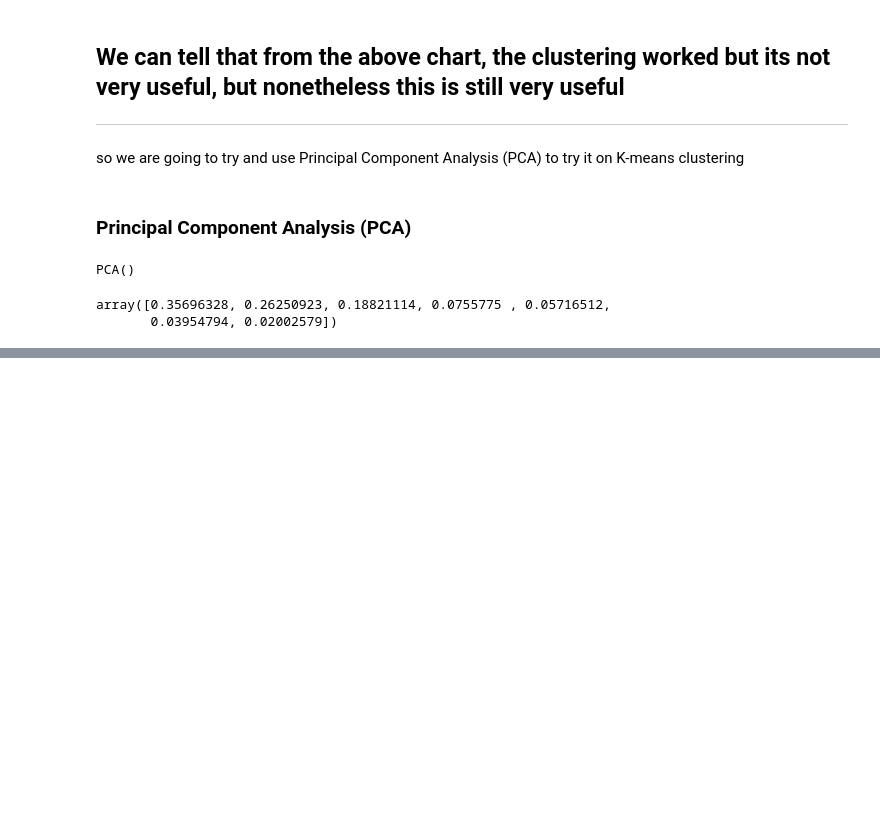
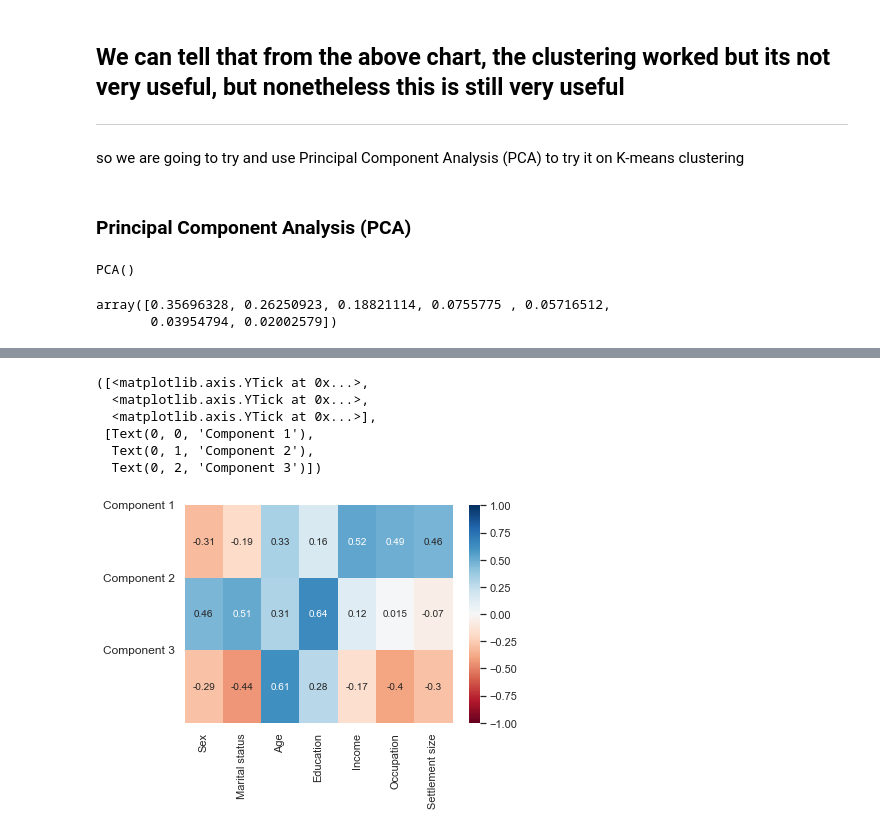
Before and after one commit to Sethchong/Customer_Analytics_DS, a Jupyter notebook: Customer Analytics Segmentation 4.2.ipynb, the cells around one changed output, grey strips where cells are left out. Cells and saved outputs as stored; diff of their text form; code cells hidden in the pictures; blank space fills up the shorter version.

```diff
--- a/Customer Analytics Segmentation 4.2.ipynb
+++ b/Customer Analytics Segmentation 4.2.ipynb
@@ -255,0 +277,3 @@ array([0.35696328, 0.26250923, 0.18821114, 0.0755775 , 0.05716512,
+# %%
+# telling pca that we only want 3 components
+pca = PCA(n_components=3)
@@ -255,0 +313,18 @@ array([0.35696328, 0.26250923, 0.18821114, 0.0755775 , 0.05716512,
+# %%
+sns.heatmap(df_pca_comp,
+            vmin=-1,
+            vmax=1,
+            cmap='RdBu',
+            annot=True)
+plt.yticks([0,1,2],
+            ['Component 1', 'Component 2', 'Component 3'],
+            rotation = 0,
+            fontsize = 12)
+# %% [output]
+([<matplotlib.axis.YTick at 0x...>,
+  <matplotlib.axis.YTick at 0x...>,
+  <matplotlib.axis.YTick at 0x...>],
+ [Text(0, 0, 'Component 1'),
+  Text(0, 1, 'Component 2'),
+  Text(0, 2, 'Component 3')])
+[figure, added]
```
Also changed, not shown: parts of 30 cells of this notebook, 3 other files.
